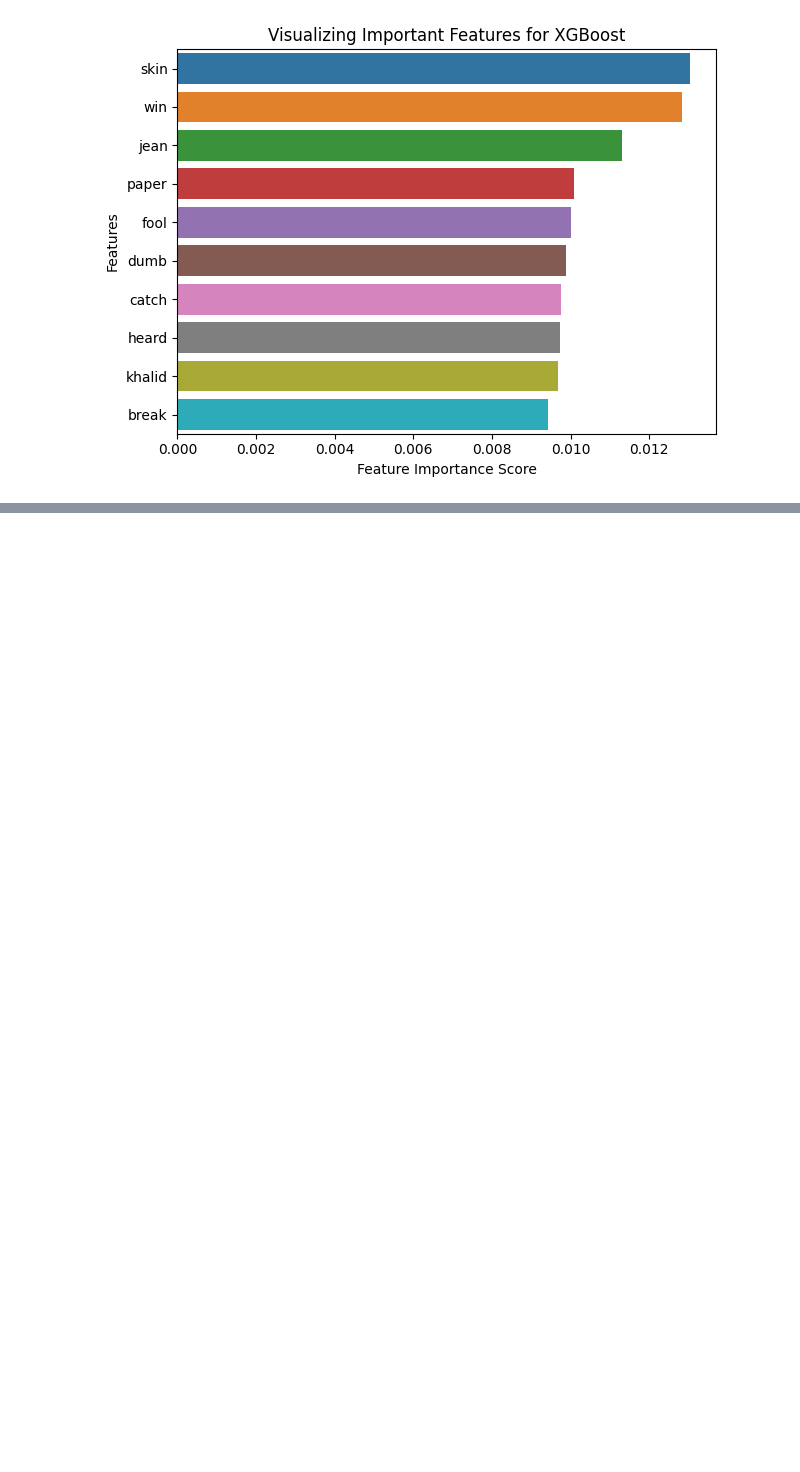
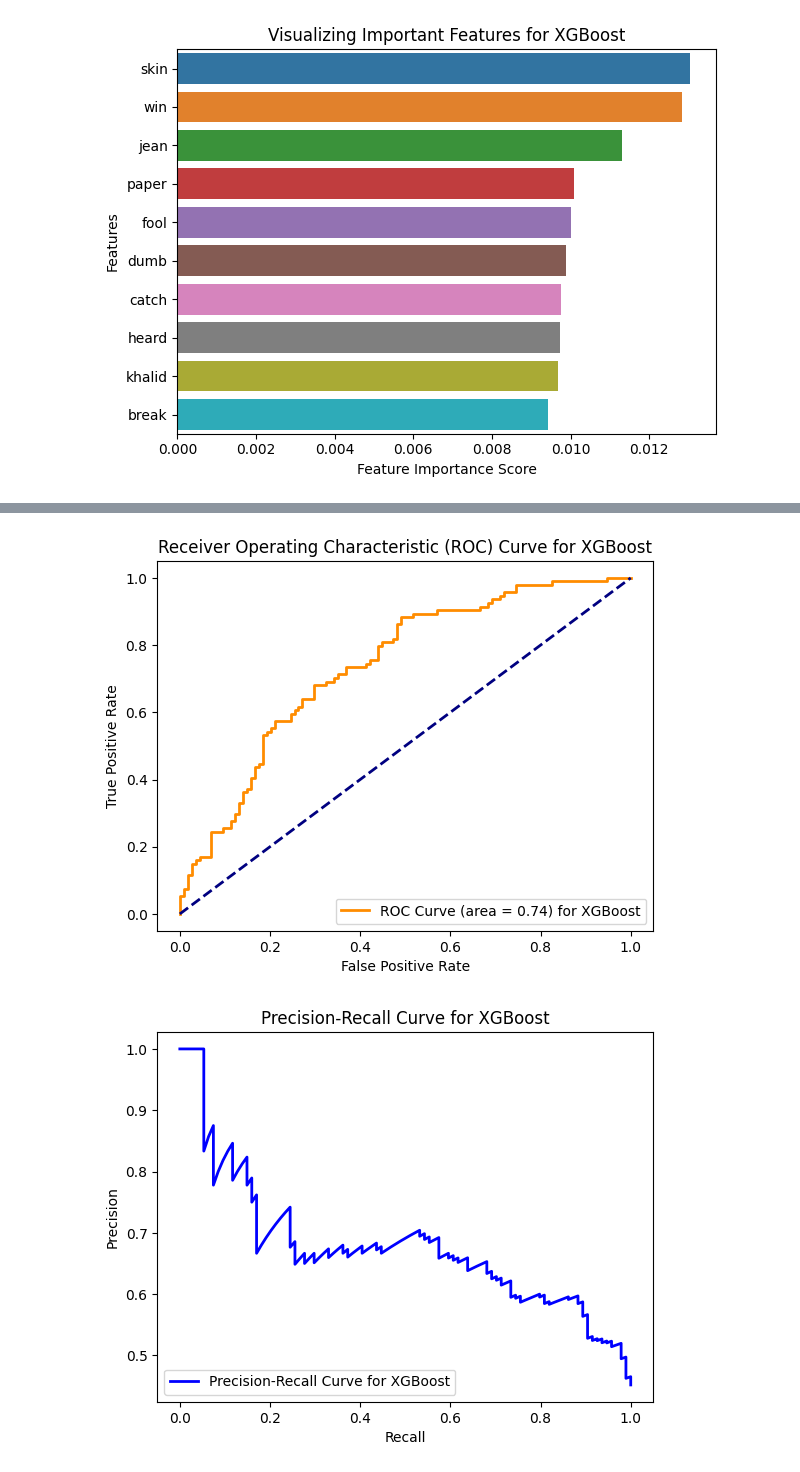
Before and after one commit to Alex-Mak-MCW/SpotifyDataScienceProject, a Jupyter notebook: Codebase (1).ipynb, the cells around one changed output, grey strips where cells are left out. Drawn from its saved outputs; the diff is of its cells as text; code cells hidden in the pictures; blank space fills up the shorter version.

Commit message:
First update on XGBoost

```diff
--- a/Codebase (1).ipynb
+++ b/Codebase (1).ipynb
@@ -757,7 +776,7 @@ print("The best hyperparameter combination is: ", XGB_best_params)
 
 # Refit the XGBoost classifier with the best hyperparameters
 XGB_pipeline.set_params(**XGB_best_params)
-XGB_pipeline.fit(X_train, y_train.values.reshape(len(y_train),))
+XGB_pipeline.fit(X_train, y_train.reshape(len(y_train),))
 
 # Make predictions using the XGBoost classifier
 XGB_y_pred = XGB_pipeline.predict(X_test)
@@ -804,29 +848,32 @@ plt.show()
 # %%
-xgb_y_scores = xgb_pipeline.predict_proba(X_test)[:, 1]
+xgb_y_scores = XGB_pipeline.predict_proba(X_test)[:, 1]
 
 # ROC Curve
 fpr_xgb, tpr_xgb, thresholds_xgb = roc_curve(y_test, xgb_y_scores)
 roc_auc_xgb = auc(fpr_xgb, tpr_xgb)
 
 plt.figure()
-plt.plot(fpr_xgb, tpr_xgb, color='darkorange', lw=2, label='ROC Curve (area = %0.2f) for XGBoost' % roc_auc_rf)
+plt.plot(fpr_xgb, tpr_xgb, color='darkorange', lw=2, label='ROC Curve (area = %0.2f) for XGBoost' % roc_auc_xgb)
 plt.plot([0, 1], [0, 1], color='navy', lw=2, linestyle='--')
 plt.xlabel('False Positive Rate')
 plt.ylabel('True Positive Rate')
 plt.title('Receiver Operating Characteristic (ROC) Curve for XGBoost')
 plt.legend(loc="lower right")
 plt.savefig("XGBoost_roc_curve.png")
 
 # Precision-Recall Curve
 precision_xgb, recall_xgb, thresholds_xgb = precision_recall_curve(y_test, xgb_y_scores)
 plt.figure()
 plt.plot(recall_xgb, precision_xgb, color='blue', lw=2, label='Precision-Recall Curve for XGBoost')
 plt.xlabel('Recall')
 plt.ylabel('Precision')
 plt.title('Precision-Recall Curve for XGBoost')
 plt.legend(loc="lower left")
 plt.savefig("XGBoost_precision_recall_curve.png")
 plt.show()
+# %% [output]
+[figure, added]
+[figure, added]
 # %%
 # different models
 
```
Also changed, not shown: parts of 6 cells of this notebook, 13 other files.
